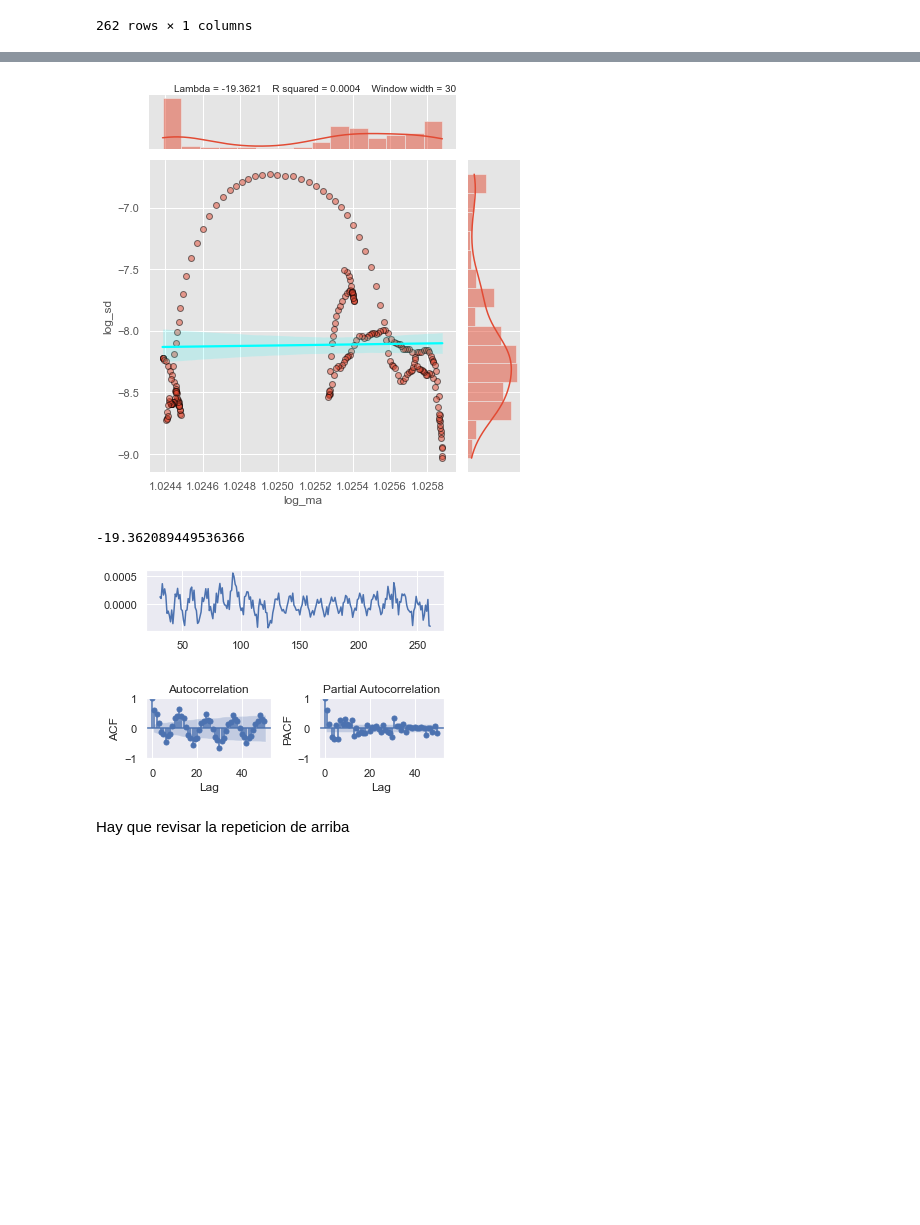
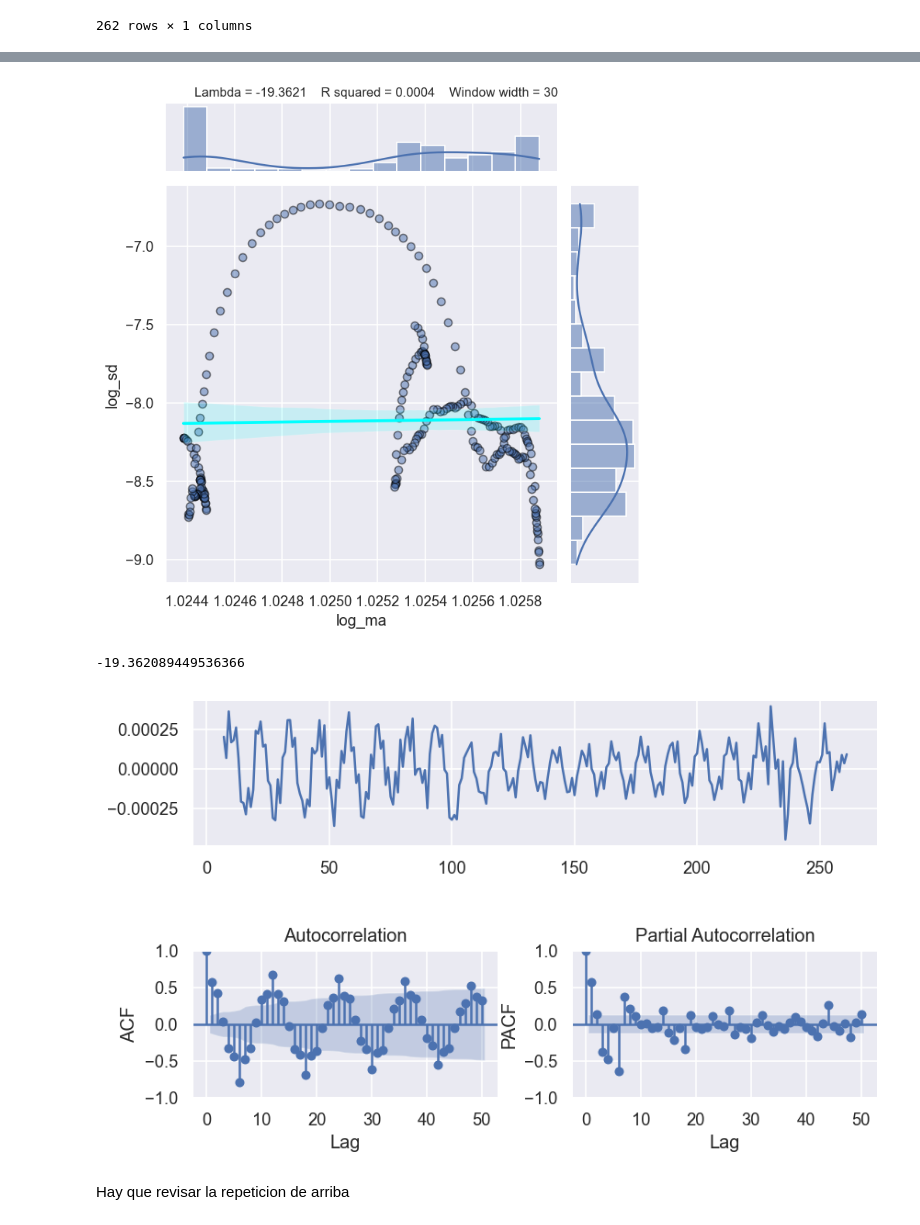
Before and after one commit to MartaSimon/ML_A2, a Jupyter notebook: script.ipynb, the cells around one changed output, grey strips where cells are left out. Drawn from its saved outputs; the diff is of its cells as text; code cells hidden in the pictures; blank space fills up the shorter version.

Commit message:
Modificando algunos parámetros de seasonality y tamaño de gráficos para mayor precision

```diff
--- a/script.ipynb
+++ b/script.ipynb
@@ -28,6 +28,8 @@ from statsmodels.tsa.statespace.sarimax import SARIMAX
 
 from sklearn import set_config
 set_config(display='diagram')
+plt.rcParams.update({'figure.figsize': (8, 5), 'figure.dpi': 120})
+
 
 # MLTOOLS - Custom library
 from mltools import regression_tools as RT
@@ -113,26 +120,26 @@ FT.ts_display(z)
 #Check Box Cox of transformed series
 FT.boxcox_lambda_plot(z, window_width=30)
 # %% [output]
-[figure, old version]
+[figure, new version]
 -19.362089449536366
 # %%
 # Difference of the time series
 d = 1 # diferenciacion regular. hacer iT y iT-1, si es dos cambiaria a 2
 D = 1 # diferenciacion estacional. obterner mnueva seria q es iT - (iT-s)
-S = 30 # Seasonality of 7 days
+S = 6 # Seasonality of 6 days
 # 1,0,12 ves que tienes una tendencia estacional, no es estacionaria porq no decrece, asi que tienes que aumentar la
 # diferenciacion estacional
 # es la diferencia combinada entre el mes anterior y el año anterior
 
 Bz = z
 for diff in range(d):
     Bz = Bz.diff().dropna() # drop first NA value
 for seas_diff in range(D):
     Bz = Bz.diff(S).dropna() # drop first NA values
 FT.ts_display(Bz,lags=50)
 # ACF tienes una barra y 3 significativa en el PACF, estacionalmente puede ser una media movil estacional
 # %% [output]
-[figure, old version]
+[figure, new version]
 # %% [markdown]
 Hay que revisar la repeticion de arriba
 # %%
```
Also changed, not shown: parts of 8 cells of this notebook.
